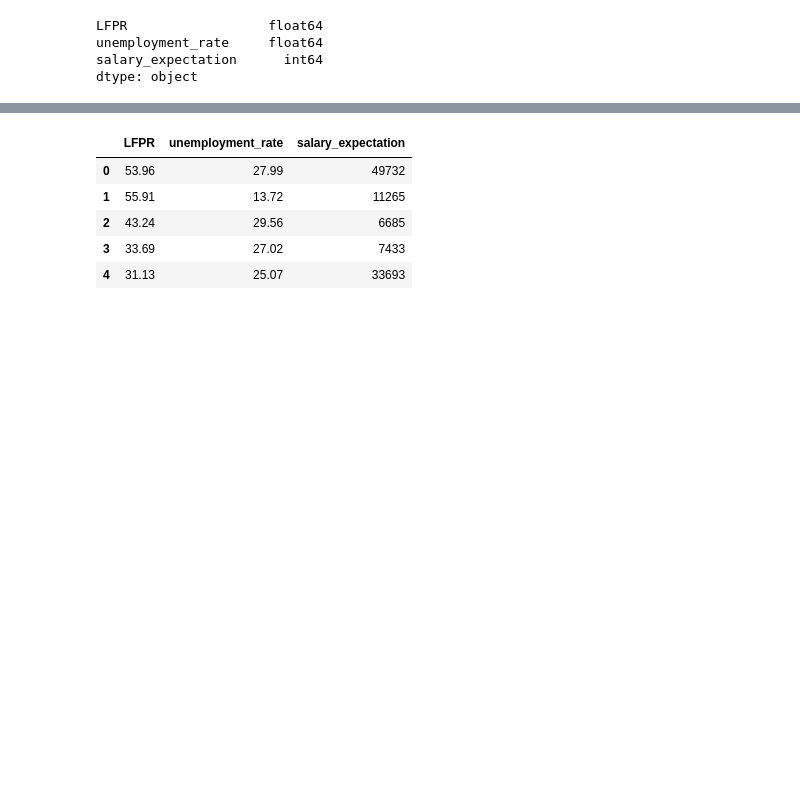
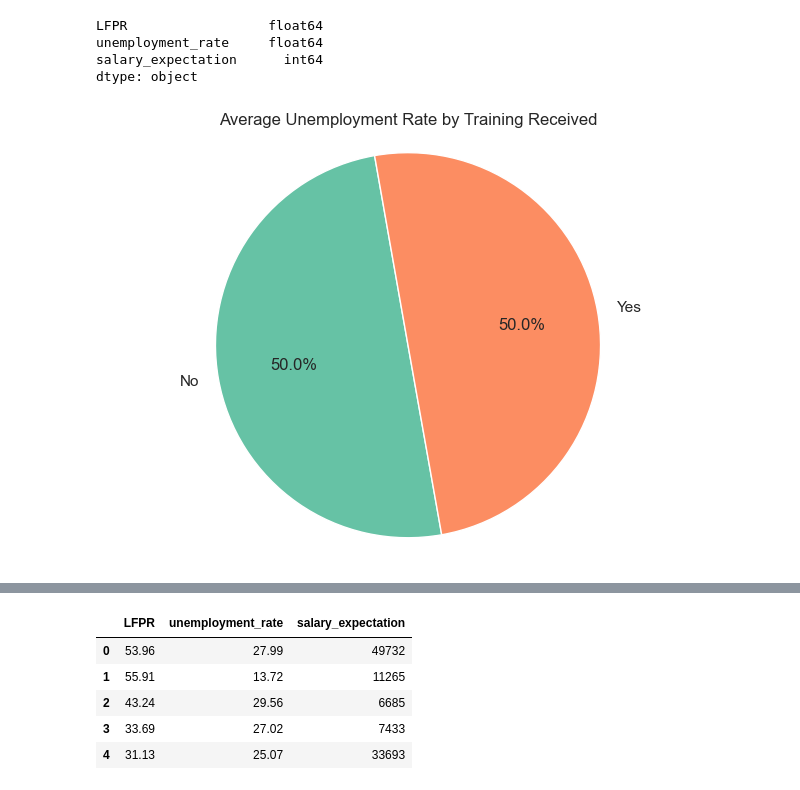
Before and after one commit to karan9551/project_unemployment_trend_analysis, a Jupyter notebook: Unemployment Trends Among Educated Youth in India.ipynb, the cells around one changed output, grey strips where cells are left out. Saved outputs shown, nothing was run; the diff lists cells and outputs as text; code cells hidden in the pictures; blank space fills up the shorter version.

```diff
--- a/Unemployment Trends Among Educated Youth in India.ipynb
+++ b/Unemployment Trends Among Educated Youth in India.ipynb
@@ -89,3 +89,15 @@ LFPR                  float64
 unemployment_rate     float64
 salary_expectation      int64
 dtype: object
+# %%
+#Average Unemployment by Training Received
+training_avg = df.groupby("training_received")["unemployment_rate"].mean()
+plt.figure()
+plt.pie(training_avg, labels=training_avg.index, autopct='%1.1f%%', startangle=100, colors=sns.color_palette("Set2"))
+plt.title("Average Unemployment Rate by Training Received")
+plt.axis('equal')
+plt.tight_layout()
+plt.savefig('../Project_Unemployment/output/Average Unemployment Rate by Training Received.jpeg', dpi=100)
+plt.show()
+# %% [output]
+[figure, added]
```
Also changed, not shown: parts of 10 cells of this notebook, 16 other files.
